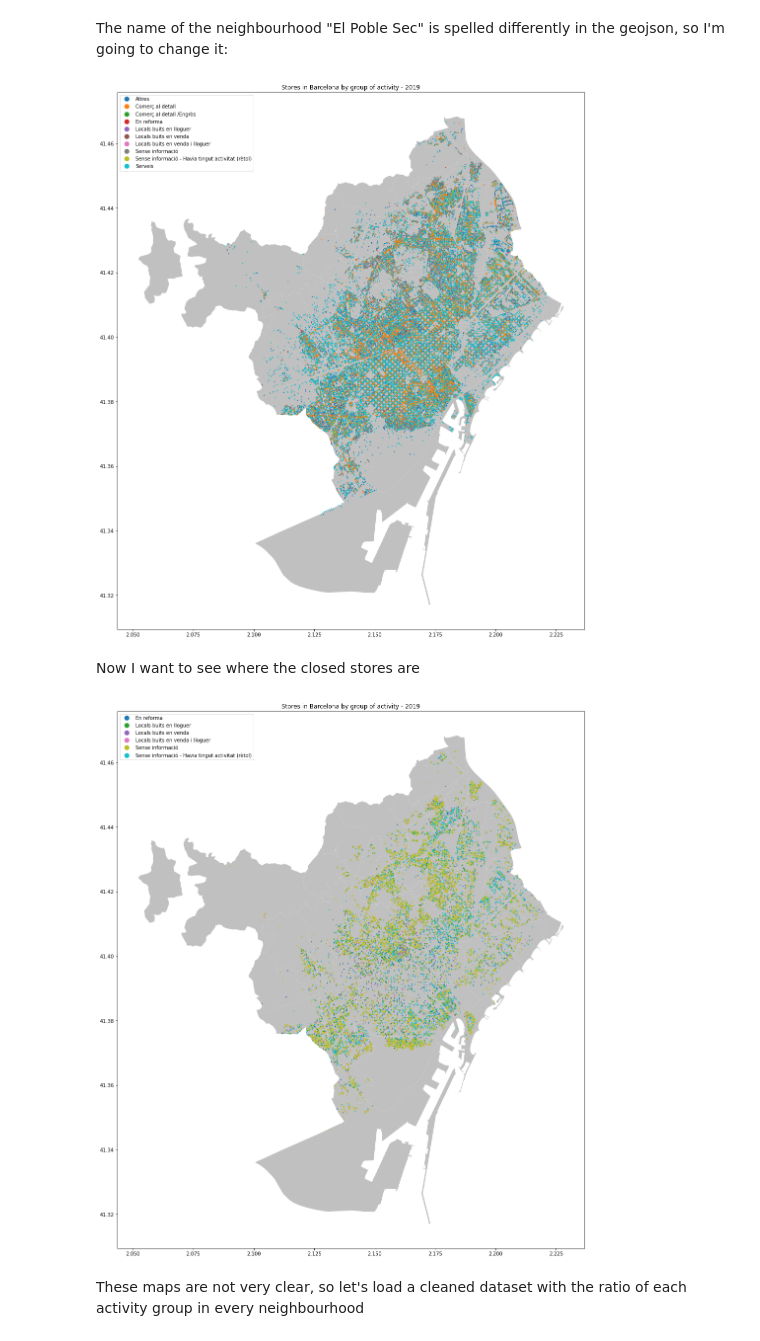
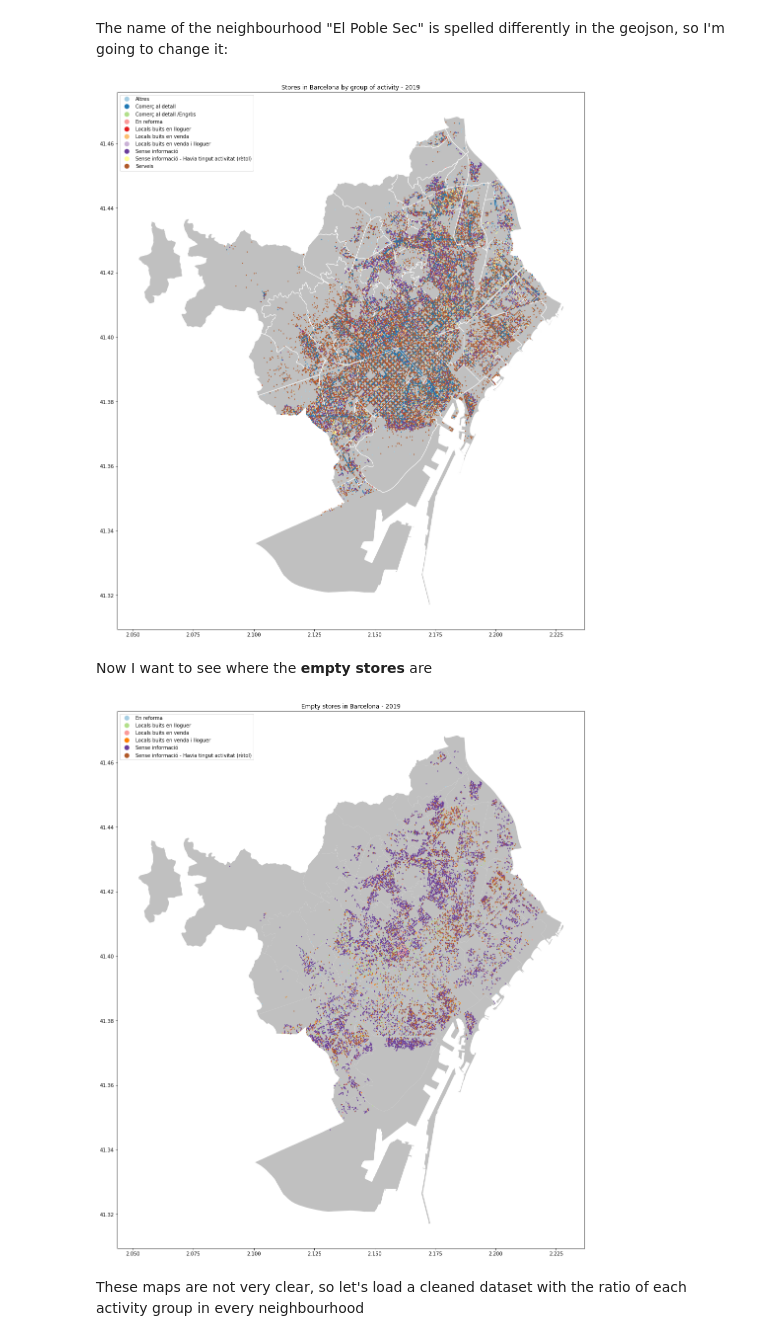
Before and after one commit to AntoniaVillarino/economicActivitiesBarcelona, a Jupyter notebook: 2-Exploratory-data-analysis.ipynb, the cells around one changed output. Cells and saved outputs as stored; diff of their text form; code cells hidden in the pictures.

```diff
--- a/2-Exploratory-data-analysis.ipynb
+++ b/2-Exploratory-data-analysis.ipynb
@@ -297,26 +369,26 @@ geo_stores = geopandas.GeoDataFrame(data, crs=geo_barcelona.crs, geometry=geomet
 fig, ax = plt.subplots(figsize=(20, 20))
 ax.set_aspect('equal')
 
-geo_barcelona.plot(color='silver', ax=ax)
-geo_stores.plot(ax=ax, column='Nom_Sector_Activitat', marker = '.', markersize=5, legend=True)
+geo_barcelona.plot(color='silver', edgecolor='white',ax=ax)
+geo_stores.plot(ax=ax, column='Nom_Sector_Activitat', marker = '.', markersize=5, legend=True, cmap='Paired')
 plt.title('Stores in Barcelona by group of activity - 2019')
 
 plt.show()
 # %% [output]
-[figure, old version]
+[figure, new version]
 # %% [markdown]
-Now I want to see where the closed stores are
+Now I want to see where the **empty stores** are
 # %%
 fig, ax = plt.subplots(figsize=(20, 20))
 ax.set_aspect('equal')
 
 geo_barcelona.plot(color='silver', ax=ax)
-geo_stores[geo_stores['Nom_Grup_Activitat'] == 'Grup no definit'].plot(ax=ax, column='Nom_Sector_Activitat', marker = '.', markersize=5, legend=True)
-plt.title('Stores in Barcelona by group of activity - 2019')
+geo_stores[geo_stores['Nom_Grup_Activitat'] == 'Grup no definit'].plot(ax=ax, column='Nom_Sector_Activitat', marker = '.', markersize=5, legend=True, cmap='Paired')
+plt.title('Empty stores in Barcelona - 2019')
 
 plt.show()
 # %% [output]
-[figure, old version]
+[figure, new version]
 # %% [markdown]
 These maps are not very clear, so let's load a cleaned dataset with the ratio of each activity group in every neighbourhood
 # %%
```
Also changed, not shown: parts of 11 cells of this notebook, 3 other files.
